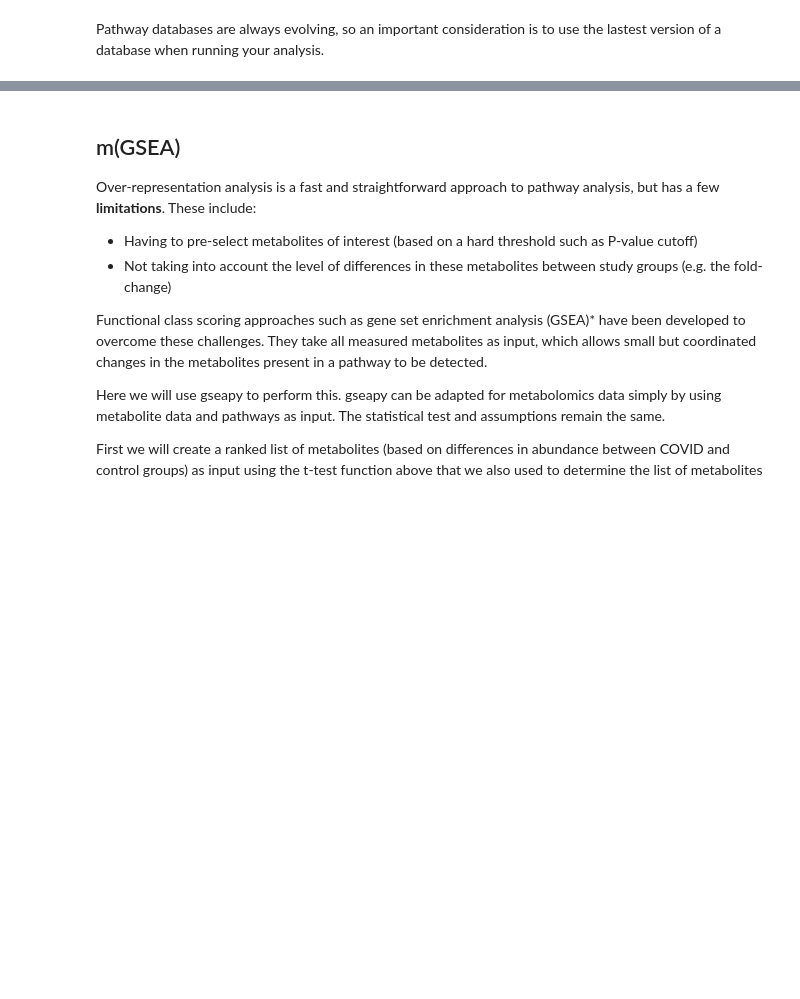
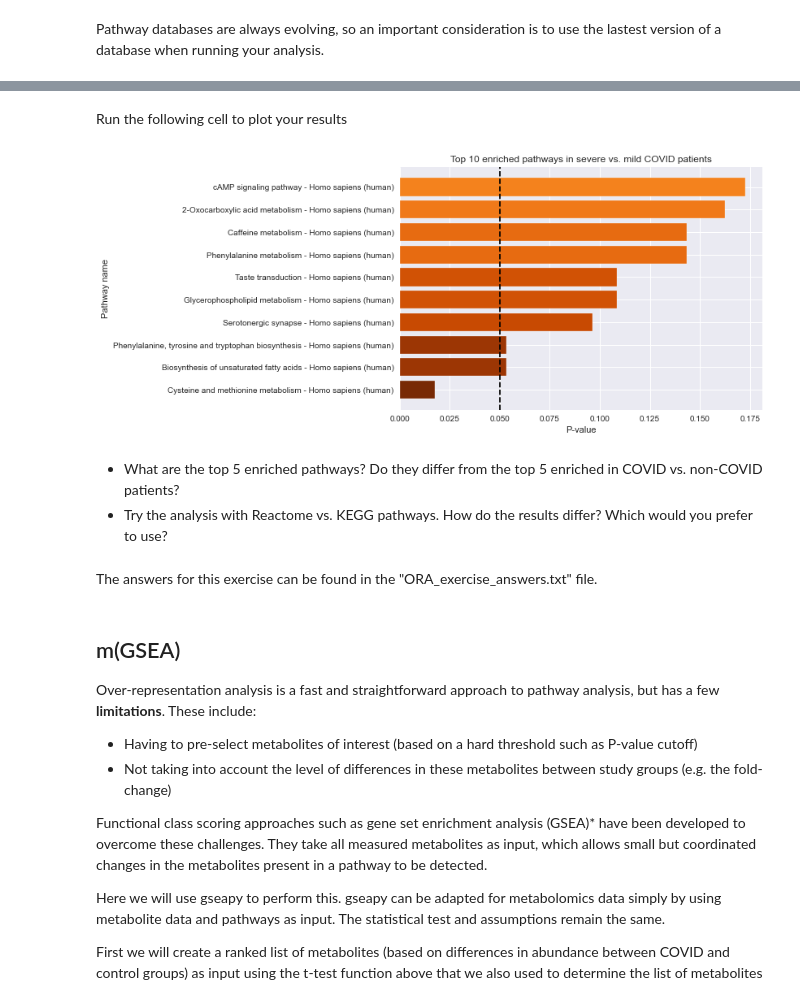
Before and after one commit to cwieder/met-pathway-tutorial, a Jupyter notebook: Intro_to_data_analysis_pathway_tutorial.ipynb, the cells around one changed output, grey strips where cells are left out. Saved outputs shown, nothing was run; the diff lists cells and outputs as text; code cells hidden in the pictures; blank space fills up the shorter version.

Commit message:
add exercise answers txt

```diff
--- a/Intro_to_data_analysis_pathway_tutorial.ipynb
+++ b/Intro_to_data_analysis_pathway_tutorial.ipynb
@@ -358,0 +425,7 @@ Pathway databases are always evolving, so an important consideration is to use t
+# %%
+# STEP TWO
+# Run ORA using the
+# - list of DA metabolites
+# - background list
+# - pathways: KEGG (KEGG_human_pathways) or Reactome (Reactome_human_pathways)
+ora_res_covid_severity =
@@ -359,3 +451,30 @@ Pathway databases are always evolving, so an important consideration is to use t
+# %% [markdown]
+Run the following cell to plot your results
+# %%
+# Plot the top 10 enriched pathways
+plt.style.use("seaborn")
+
+# we can use a colourmap to colour the bars corresponding to the P-values
+cmap = sns.color_palette("YlOrBr_r", as_cmap=True)
+norm = plt.Normalize(vmin=0, vmax=0.4)
+
+# plot the top 10 pathways
+top_10_ora_res = ora_res_covid_severity.sort_values(by="P-value").iloc[0:10, :]
+plt.barh(top_10_ora_res["Pathway_name"], top_10_ora_res["P-value"], color=cmap(norm(top_10_ora_res["P-value"])))
+plt.xlabel("P-value")
+plt.ylabel("Pathway name")
+
+# plot a vertical line to represent P ≤ 0.05
+plt.axvline(0.05, color="black", linestyle='--')
+plt.title("Top 10 enriched pathways in severe vs. mild COVID patients")
+plt.show()
+# %% [output]
+[figure, added]
+# %% [markdown]
+- What are the top 5 enriched pathways? Do they differ from the top 5 enriched in COVID vs. non-COVID patients?
+- Try the analysis with Reactome vs. KEGG pathways. How do the results differ? Which would you prefer to use?
+# %% [markdown]
+The answers for this exercise can be found in the "ORA_exercise_answers.txt" file.
 # %% [markdown]
 ## m(GSEA)
 Over-representation analysis is a fast and straightforward approach to pathway analysis, but has a few **limitations**. These include:
```
Also changed, not shown: parts of 17 cells of this notebook, 2 other files.
